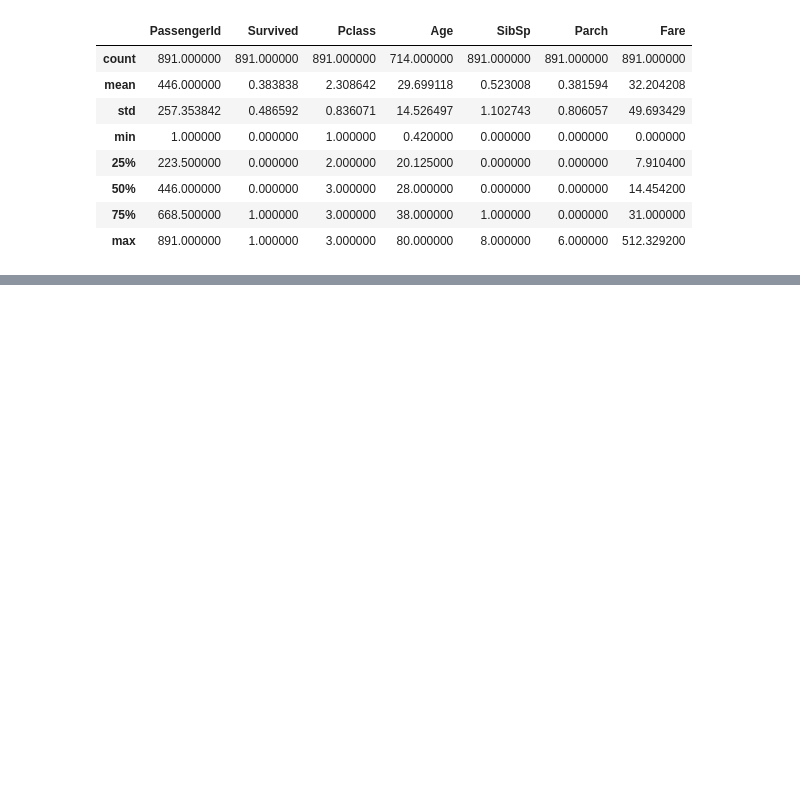
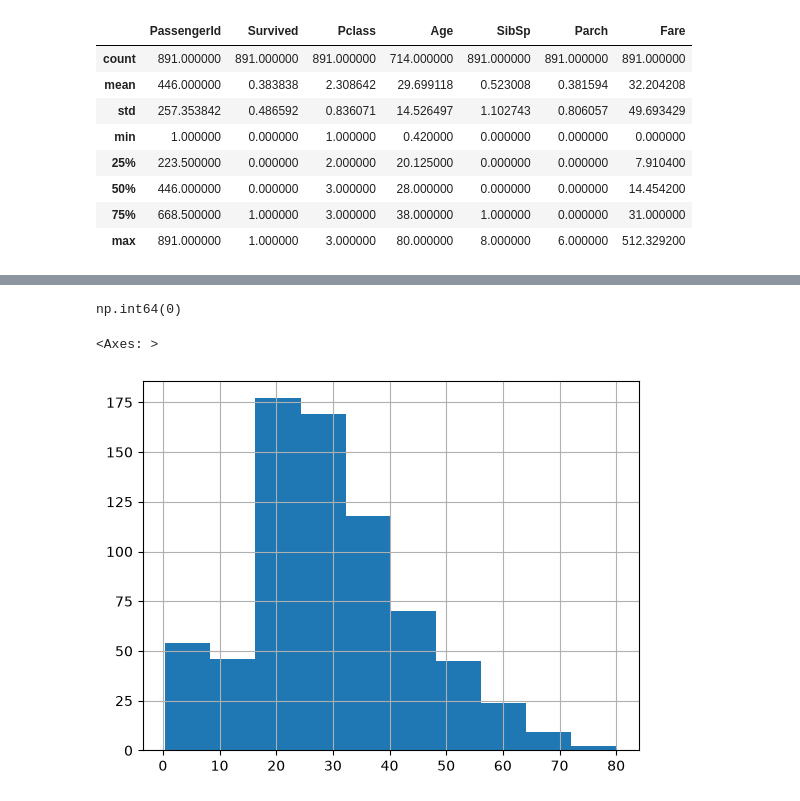
Before and after one commit to MagicBardo/titanic-survival-prediction, a Jupyter notebook: notebooks/titanic_survival.ipynb, the cells around one changed output, grey strips where cells are left out. Drawn from its saved outputs; the diff is of its cells as text; code cells hidden in the pictures; blank space fills up the shorter version.

Commit message:
complete analysis and model training and improvement in notebook, filled notes.md

```diff
--- a/notebooks/titanic_survival.ipynb
+++ b/notebooks/titanic_survival.ipynb
@@ -1,7 +1,7 @@
 # %%
 import pandas as pd
 # %%
-df = pd.read_csv("../data/raw/train.csv")
+df = pd.read_csv(filepath_or_buffer="../data/raw/train.csv")
 df
 # %% [output]
 |  | PassengerId | Survived | Pclass | Name | Sex | Age | SibSp | Parch | Ticket | Fare | ... |
@@ -75,0 +92,9 @@ df.describe()
+# %%
+df.duplicated().sum()
+# %% [output]
+np.int64(0)
+# %%
+df["Age"].hist()
+# %% [output]
+<Axes: >
+[figure, added]
```
Also changed, not shown: parts of 64 cells of this notebook, 2 other files.
